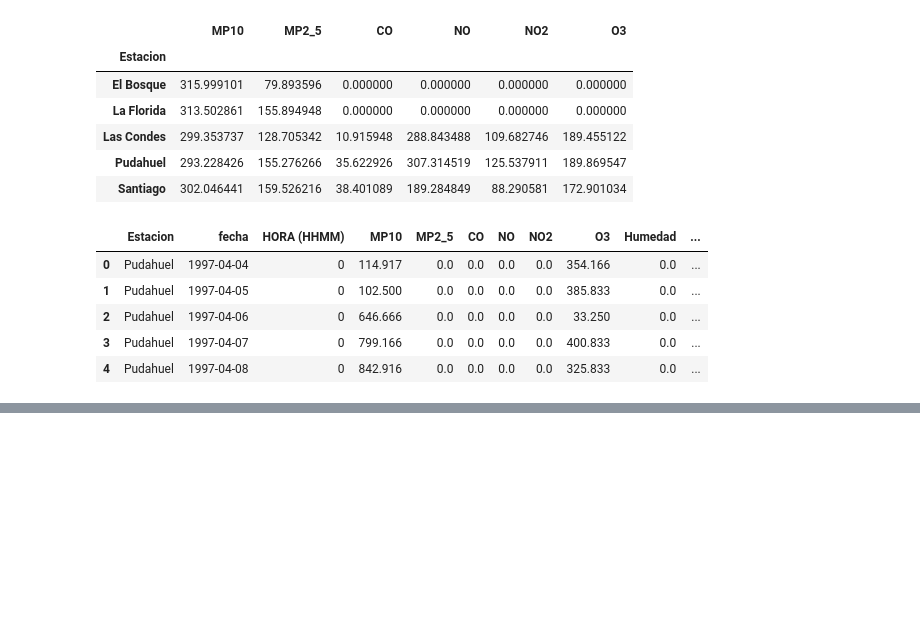
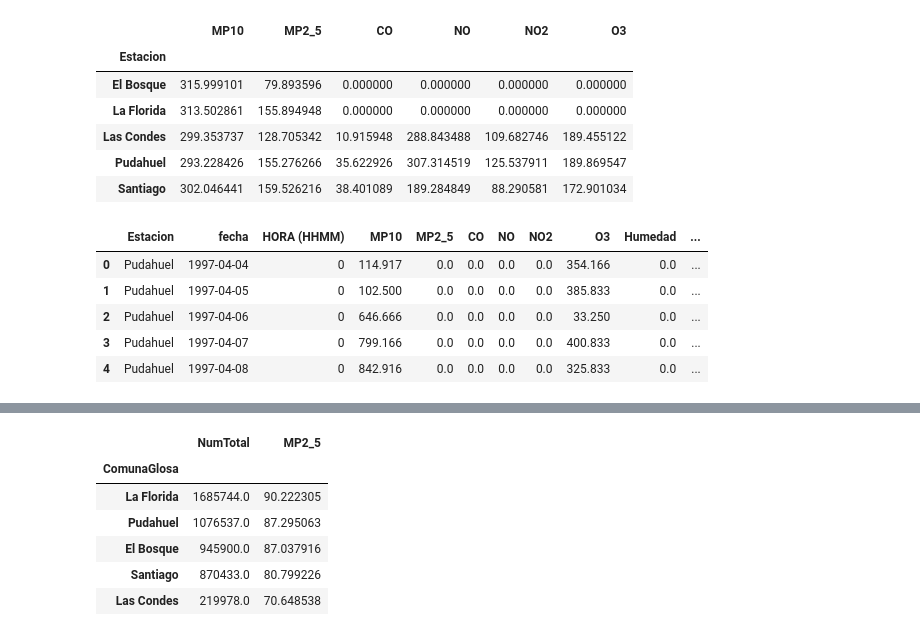
Before and after one commit to Branlut/miniproyecto2, a Jupyter notebook: analisis.ipynb, the cells around one changed output, grey strips where cells are left out. Saved outputs shown, nothing was run; the diff lists cells and outputs as text; code cells hidden in the pictures; blank space fills up the shorter version.

```diff
--- a/analisis.ipynb
+++ b/analisis.ipynb
@@ -253,0 +312,11 @@ filtro_df = df_merge[df_merge['']]
+# %%
+comuna_contaminantes =df_merge.groupby('ComunaGlosa').agg({'NumTotal':'sum','MP2_5':'mean'}).sort_values(by='NumTotal',ascending=False)
+comuna_contaminantes
+# %% [output]
+|  | NumTotal | MP2_5 |
+| ComunaGlosa |  |  |
+| La Florida | 1685744.0 | 90.222305 |
+| Pudahuel | 1076537.0 | 87.295063 |
+| El Bosque | 945900.0 | 87.037916 |
+| Santiago | 870433.0 | 80.799226 |
+| Las Condes | 219978.0 | 70.648538 |
```
Also changed, not shown: parts of 9 cells of this notebook.
